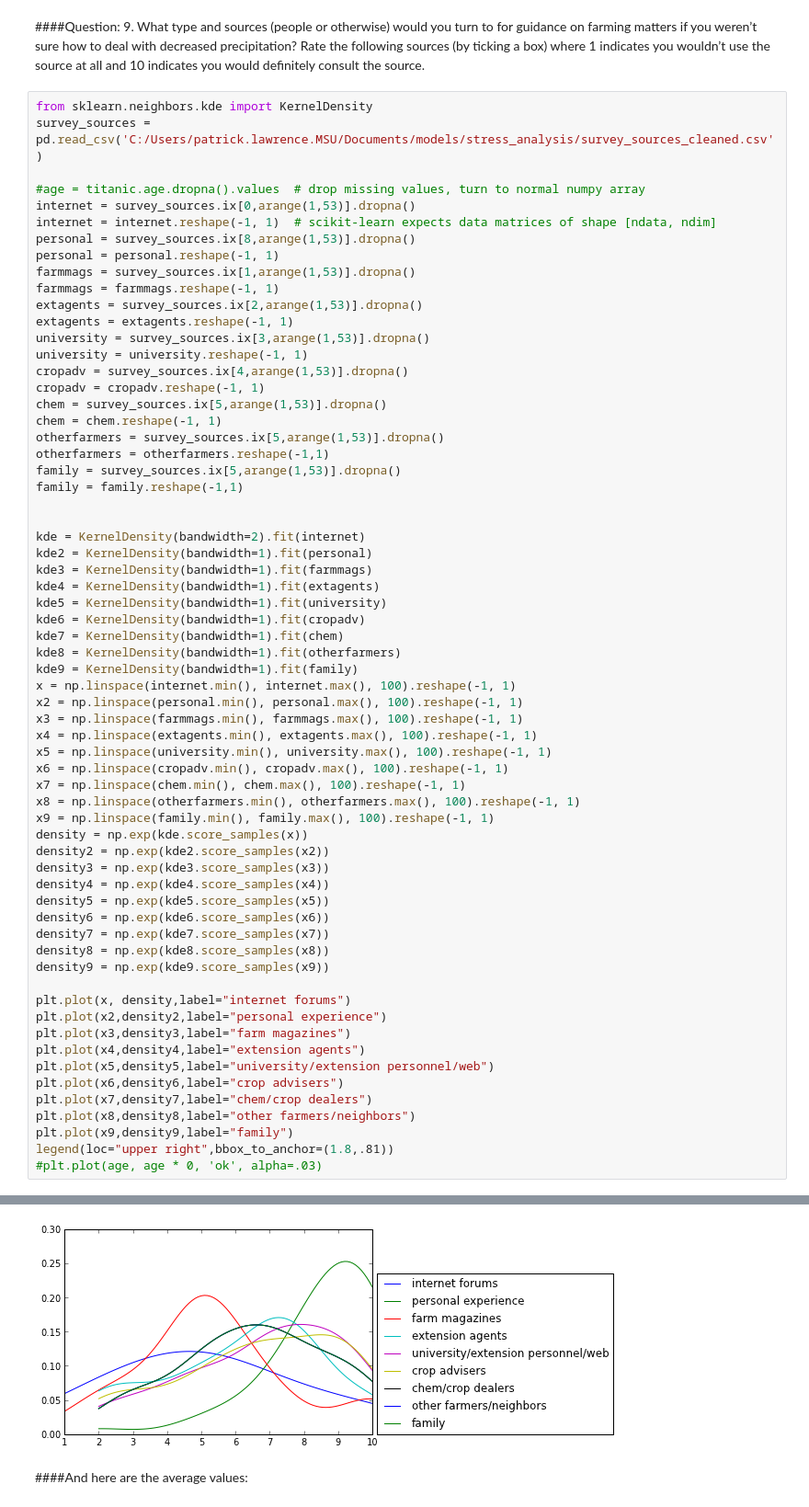
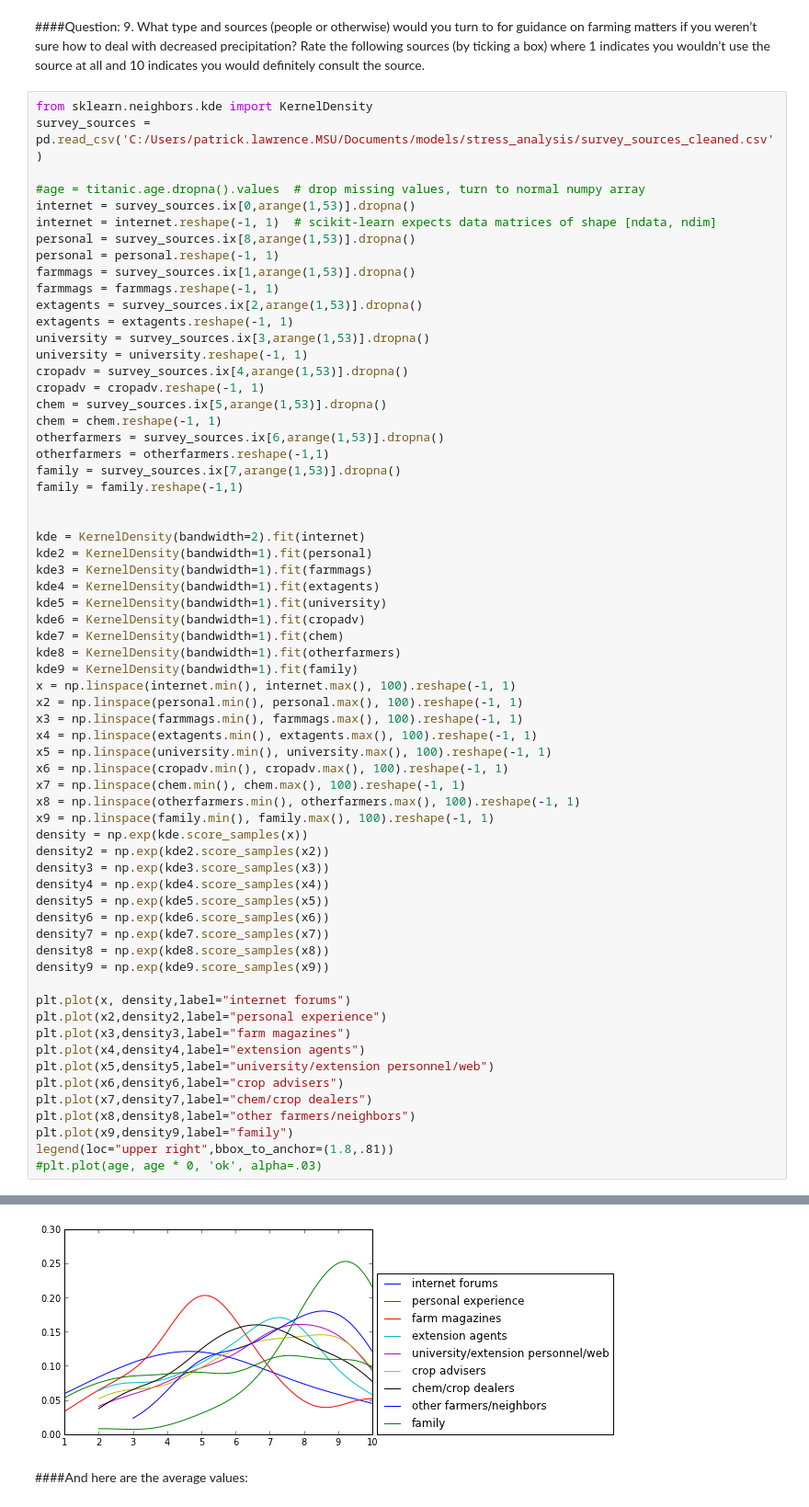
Before and after one commit to plawrence/farmStressAnalysis, a Jupyter notebook: stressAnalysis.ipynb, the cells around one changed output, grey strips where cells are left out. Shown at 92% size. Drawn from its saved outputs; the diff is of its cells as text.

```diff
--- a/stressAnalysis.ipynb
+++ b/stressAnalysis.ipynb
@@ -410,9 +412,9 @@ cropadv = survey_sources.ix[4,arange(1,53)].dropna()
 cropadv = cropadv.reshape(-1, 1)
 chem = survey_sources.ix[5,arange(1,53)].dropna()
 chem = chem.reshape(-1, 1)
-otherfarmers = survey_sources.ix[5,arange(1,53)].dropna()
+otherfarmers = survey_sources.ix[6,arange(1,53)].dropna()
 otherfarmers = otherfarmers.reshape(-1,1)
-family = survey_sources.ix[5,arange(1,53)].dropna()
+family = survey_sources.ix[7,arange(1,53)].dropna()
 family = family.reshape(-1,1)
 
 
@@ -430,34 +432,34 @@ x2 = np.linspace(personal.min(), personal.max(), 100).reshape(-1, 1)
 x3 = np.linspace(farmmags.min(), farmmags.max(), 100).reshape(-1, 1)
 x4 = np.linspace(extagents.min(), extagents.max(), 100).reshape(-1, 1)
 x5 = np.linspace(university.min(), university.max(), 100).reshape(-1, 1)
 x6 = np.linspace(cropadv.min(), cropadv.max(), 100).reshape(-1, 1)
 x7 = np.linspace(chem.min(), chem.max(), 100).reshape(-1, 1)
 x8 = np.linspace(otherfarmers.min(), otherfarmers.max(), 100).reshape(-1, 1)
 x9 = np.linspace(family.min(), family.max(), 100).reshape(-1, 1)
 density = np.exp(kde.score_samples(x))
 density2 = np.exp(kde2.score_samples(x2))
 density3 = np.exp(kde3.score_samples(x3))
 density4 = np.exp(kde4.score_samples(x4))
 density5 = np.exp(kde5.score_samples(x5))
 density6 = np.exp(kde6.score_samples(x6))
 density7 = np.exp(kde7.score_samples(x7))
 density8 = np.exp(kde8.score_samples(x8))
 density9 = np.exp(kde9.score_samples(x9))
 
 plt.plot(x, density,label="internet forums")
 plt.plot(x2,density2,label="personal experience")
 plt.plot(x3,density3,label="farm magazines")
 plt.plot(x4,density4,label="extension agents")
 plt.plot(x5,density5,label="university/extension personnel/web")
 plt.plot(x6,density6,label="crop advisers")
 plt.plot(x7,density7,label="chem/crop dealers")
 plt.plot(x8,density8,label="other farmers/neighbors")
 plt.plot(x9,density9,label="family")
 legend(loc="upper right",bbox_to_anchor=(1.8,.81))
 #plt.plot(age, age * 0, 'ok', alpha=.03)
 # %% [output]
 <matplotlib.legend.Legend at 0x...>
-[figure, old version]
+[figure, new version]
 # %% [markdown]
 ####And here are the average values:
 # %%
```
Also changed, not shown: parts of 1 cell of this notebook, 1 other file.
